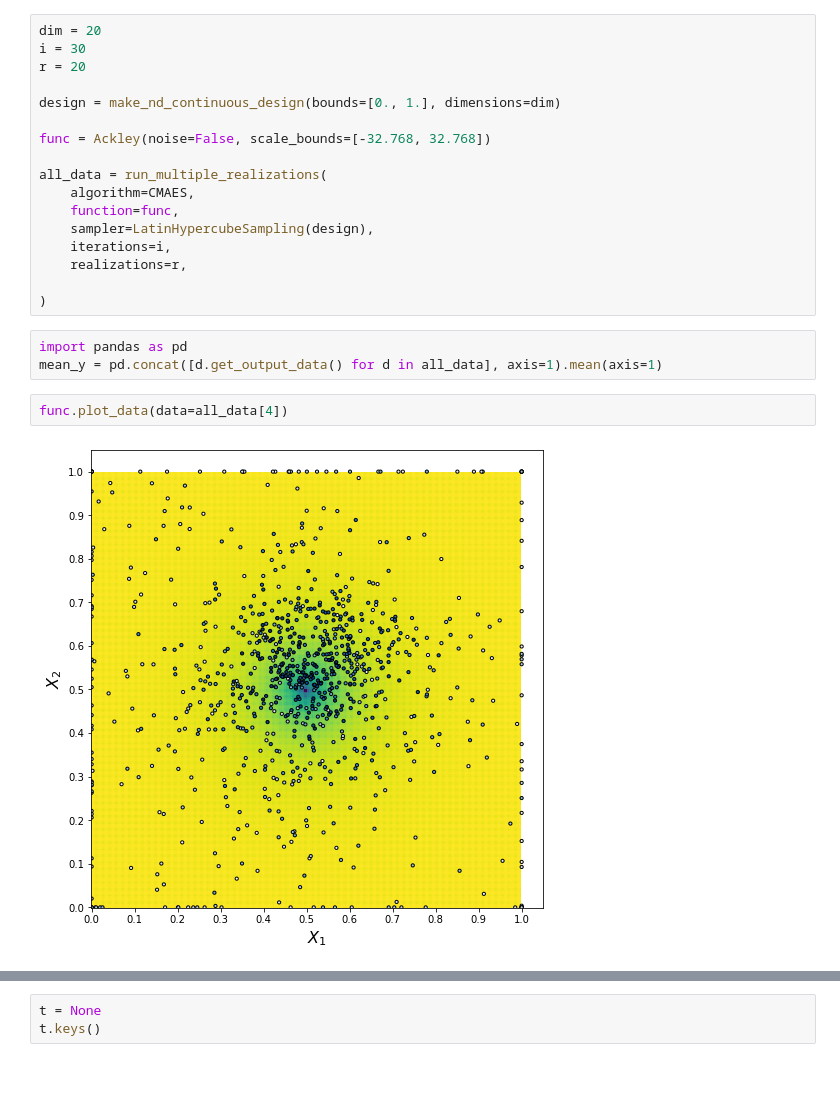
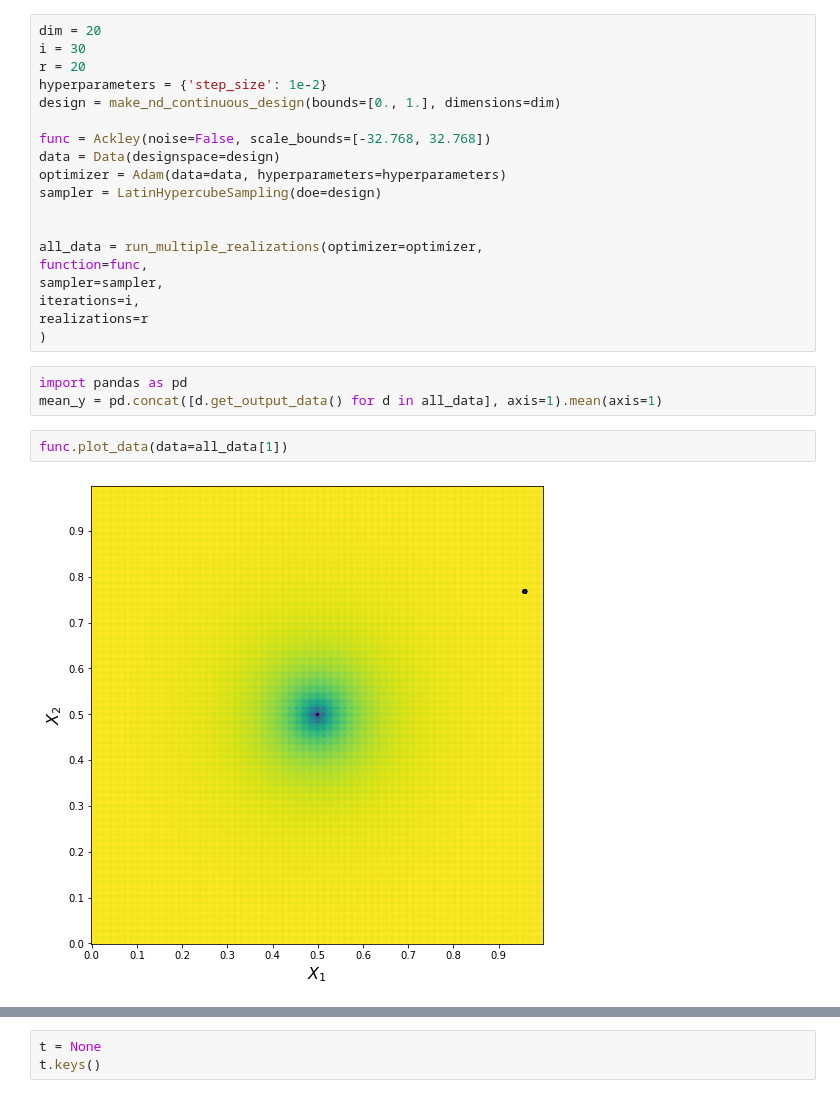
Before and after one commit to bessagroup/f3dasm, a Jupyter notebook: notebooks/run_optimization.ipynb, the cells around one changed output, grey strips where cells are left out. Saved outputs shown, nothing was run; the diff lists cells and outputs as text.

Commit message:
added scipy optimizers

```diff
--- a/notebooks/run_optimization.ipynb
+++ b/notebooks/run_optimization.ipynb
@@ -10,26 +12,28 @@ from f3dasm.sampling.samplers import LatinHypercubeSampling
 dim = 20
 i = 30
 r = 20
-
+hyperparameters = {'step_size': 1e-2}
 design = make_nd_continuous_design(bounds=[0., 1.], dimensions=dim)
 
 func = Ackley(noise=False, scale_bounds=[-32.768, 32.768])
+data = Data(designspace=design)
+optimizer = Adam(data=data, hyperparameters=hyperparameters)
+sampler = LatinHypercubeSampling(doe=design)
 
-all_data = run_multiple_realizations(
-    algorithm=CMAES,
-    function=func,
-    sampler=LatinHypercubeSampling(design),
-    iterations=i,
-    realizations=r,
 
+all_data = run_multiple_realizations(optimizer=optimizer,
+function=func,
+sampler=sampler,
+iterations=i,
+realizations=r
 )
 # %%
 import pandas as pd
 mean_y = pd.concat([d.get_output_data() for d in all_data], axis=1).mean(axis=1)
 # %%
-func.plot_data(data=all_data[4])
+func.plot_data(data=all_data[1])
 # %% [output]
-[figure, old version]
+[figure, new version]
 # %%
 import matplotlib.pyplot as plt
 plt.plot(mean_y)
```
Also changed, not shown: parts of 2 cells of this notebook, 16 other files.
